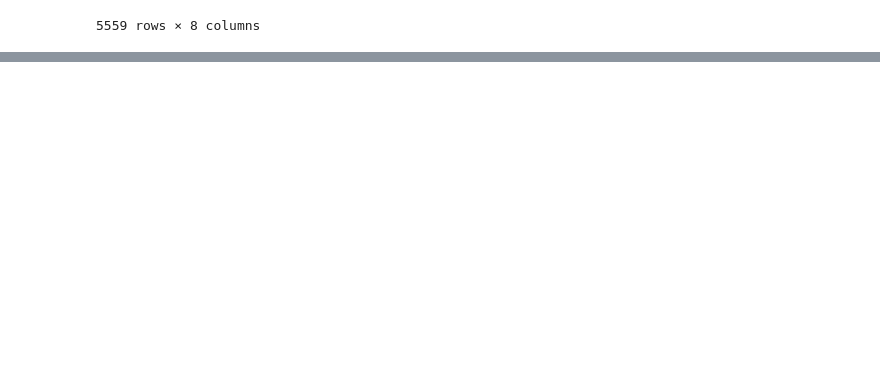
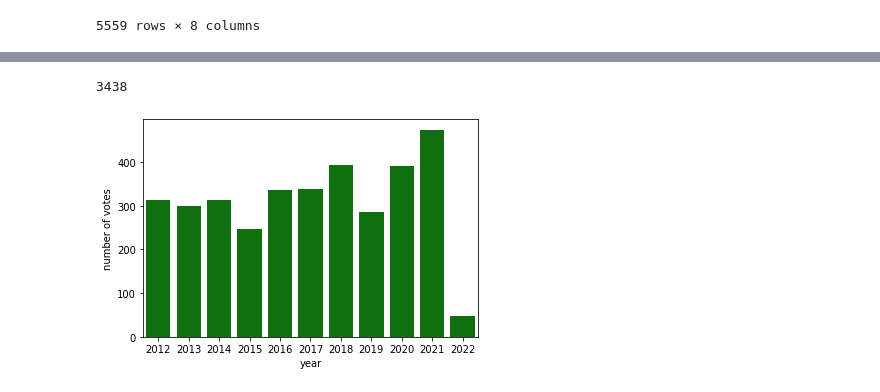
Before and after one commit to jonahank/Vote-Prediction-Model, a Jupyter notebook: data_collection/votes/process_data.ipynb, the cells around one changed output, grey strips where cells are left out. Saved outputs shown, nothing was run; the diff lists cells and outputs as text; code cells hidden in the pictures; blank space fills up the shorter version.

```diff
--- a/data_collection/votes/process_data.ipynb
+++ b/data_collection/votes/process_data.ipynb
@@ -130,0 +133,9 @@ df.to_pickle("votes_data_cleaned_V2.pkl")
+# %%
+import pandas as pd
+import seaborn as sns
+df = pd.read_pickle("votes_data_cleaned_V2.pkl")
+df["year"] = df["date"].astype("str").str[:4]
+print(len(df))
+df = df[df["year"].astype("int")>=2012]
+print(len(df))
+df.head(2)
@@ -130,0 +148,8 @@ df.to_pickle("votes_data_cleaned_V2.pkl")
+# %%
+data = df.groupby("year").count()["description_text"].reset_index()
+data["number of votes"] = data["description_text"]
+sns.barplot(data=data, x="year", y="number of votes", color="green")
+print(data["number of votes"].sum())
+# %% [output]
+3438
+[figure, added]
```
Also changed, not shown: parts of 2 cells of this notebook, 1 other file.
